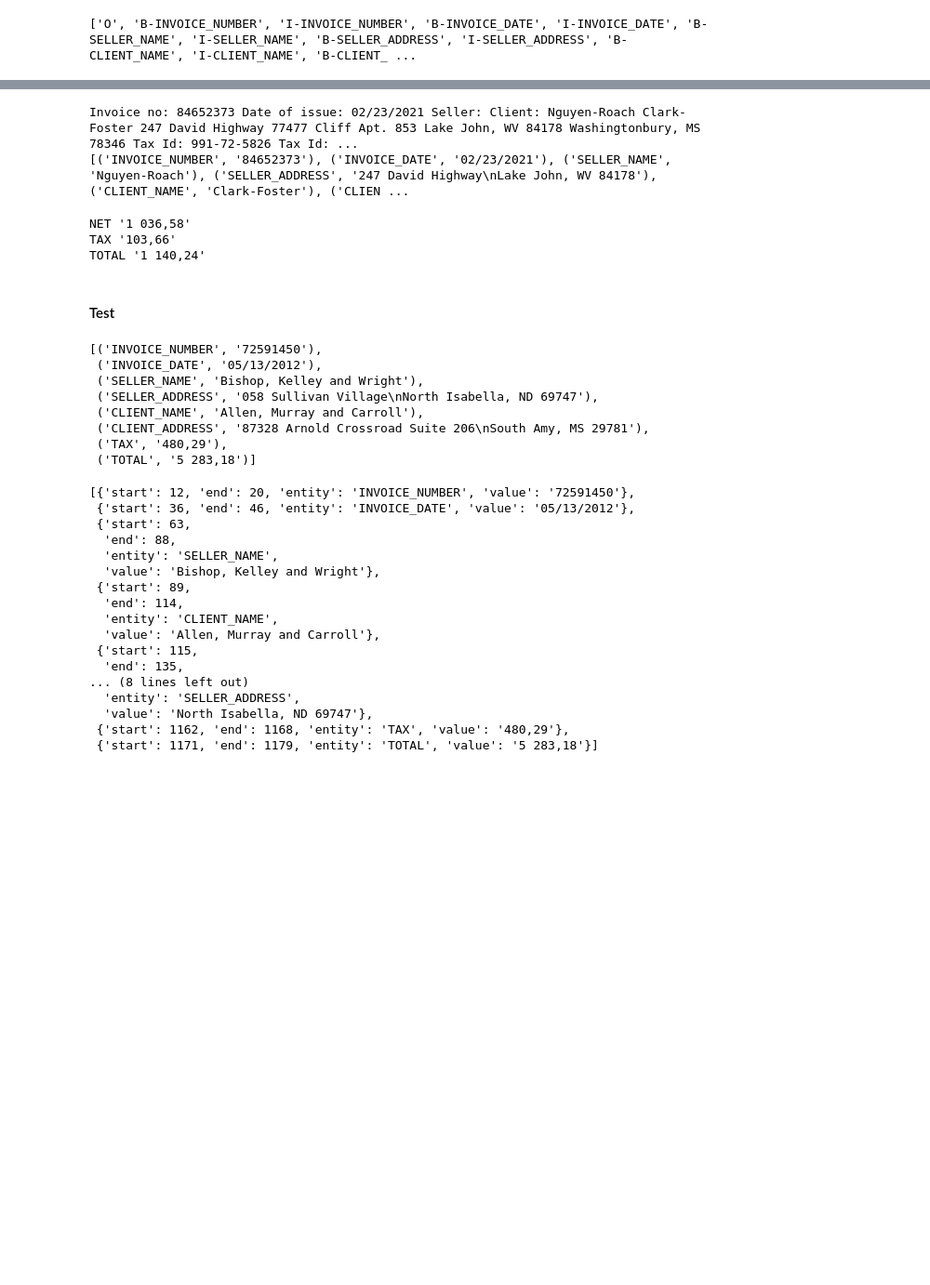
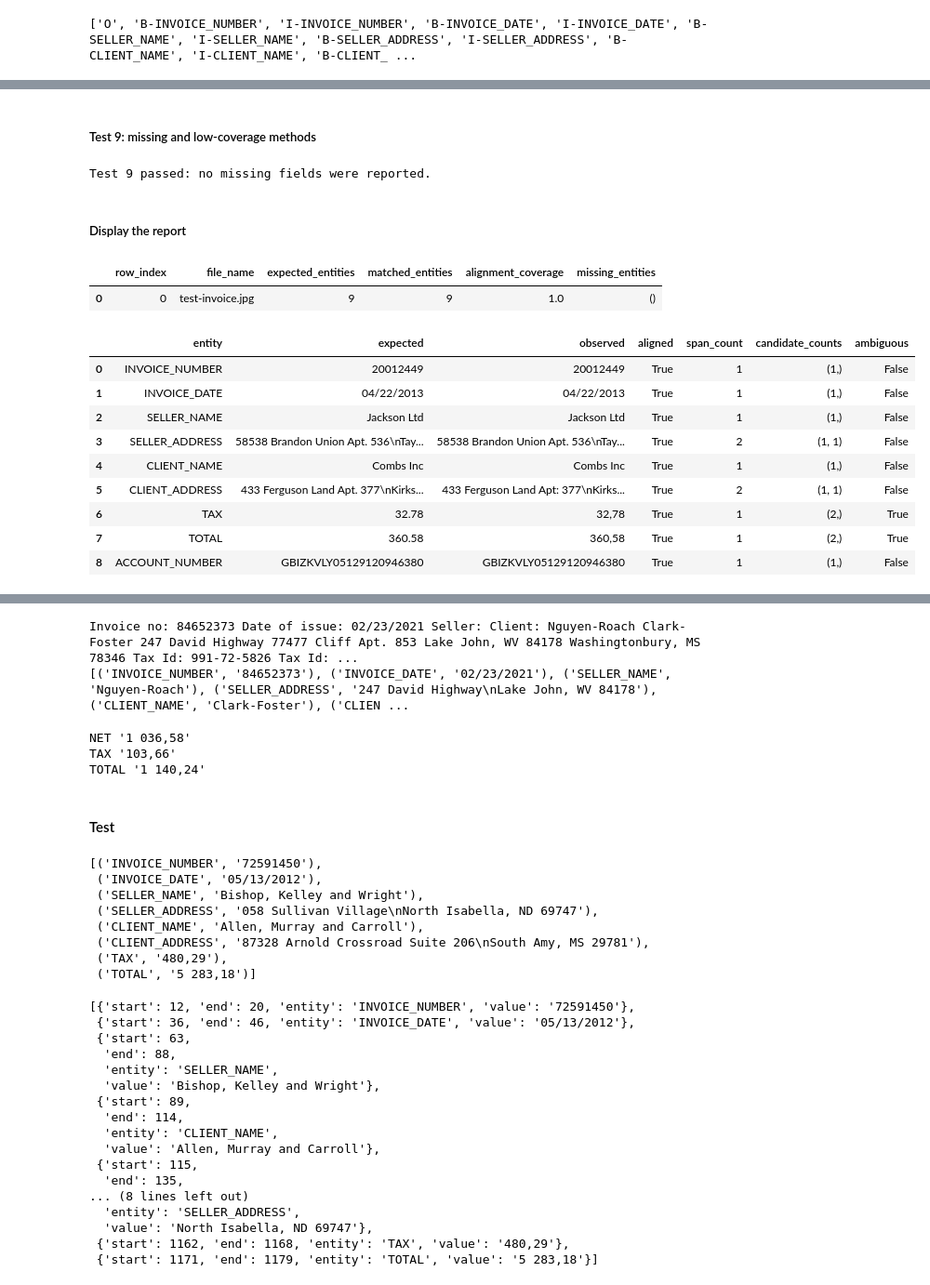
Before and after one commit to vsokoltsov/invoices-ocr, a Jupyter notebook: notebooks/bert.ipynb, the cells around one changed output, grey strips where cells are left out. Shown at 93% size. Saved outputs shown, nothing was run; the diff lists cells and outputs as text; code cells hidden in the pictures; blank space fills up the shorter version.

```diff
--- a/notebooks/bert.ipynb
+++ b/notebooks/bert.ipynb
@@ -804,0 +939,5 @@ target.payment_instructions.account_number
+# %%
+spans = document_aligner.find_spans(
+    text=text,
+    target=target,
+)
@@ -1165,9 +1533,9 @@ class AlignmentReport:
             detail_rows
         )
 
-        entities: DataFrame = EntityReport(df=documents).build()
+        entities: DataFrame = EntityReport(df=details).build()
 
-        financial = FinancialReport(df=documents).build()
+        financial = FinancialReport(df=details).build()
 
         return cls(
             documents=documents,
@@ -1224,0 +1639,13 @@ class AlignmentReport:
+# %%
+document_aligner = DocumentAligner(
+    financial_summary_aligner=(
+        FinancialSummaryAligner()
+    ),
+    selector=CandidatesSelector(),
+)
+
+
+report = AlignmentReport.build(
+    frame=test_frame,
+    aligner=document_aligner,
+)
@@ -1224,0 +2051,55 @@ class AlignmentReport:
+# %% [markdown]
+##### Test 9: missing and low-coverage methods
+# %%
+missing = report.missing_counts()
+
+assert missing.empty
+
+
+low_coverage = report.low_coverage(
+    limit=10
+)
+
+assert len(low_coverage) == 1
+
+assert low_coverage.iloc[0][
+    "alignment_coverage"
+] == 1.0
+
+
+print(
+    "Test 9 passed: no missing fields "
+    "were reported."
+)
+# %% [output]
+Test 9 passed: no missing fields were reported.
+# %% [markdown]
+##### Display the report
+# %%
+report.documents
+# %% [output]
+|  | row_index | file_name | expected_entities | matched_entities | alignment_coverage | missing_entities |
+| 0 | 0 | test-invoice.jpg | 9 | 9 | 1.0 | () |
+# %%
+report.details[
+        [
+            "entity",
+            "expected",
+            "observed",
+            "aligned",
+            "span_count",
+            "candidate_counts",
+            "ambiguous",
+        ]
+    ]
+# %% [output]
+|  | entity | expected | observed | aligned | span_count | candidate_counts | ambiguous |
+| 0 | INVOICE_NUMBER | 20012449 | 20012449 | True | 1 | (1,) | False |
+| 1 | INVOICE_DATE | 04/22/2013 | 04/22/2013 | True | 1 | (1,) | False |
+| 2 | SELLER_NAME | Jackson Ltd | Jackson Ltd | True | 1 | (1,) | False |
+| 3 | SELLER_ADDRESS | 58538 Brandon Union Apt. 536\nTay... | 58538 Brandon Union Apt. 536\nTay... | True | 2 | (1, 1) | False |
+| 4 | CLIENT_NAME | Combs Inc | Combs Inc | True | 1 | (1,) | False |
+| 5 | CLIENT_ADDRESS | 433 Ferguson Land Apt. 377\nKirks... | 433 Ferguson Land Apt: 377\nKirks... | True | 2 | (1, 1) | False |
+| 6 | TAX | 32.78 | 32,78 | True | 1 | (2,) | True |
+| 7 | TOTAL | 360.58 | 360,58 | True | 1 | (2,) | True |
+| 8 | ACCOUNT_NUMBER | GBIZKVLY05129120946380 | GBIZKVLY05129120946380 | True | 1 | (1,) | False |
```
Also changed, not shown: parts of 235 cells of this notebook.
